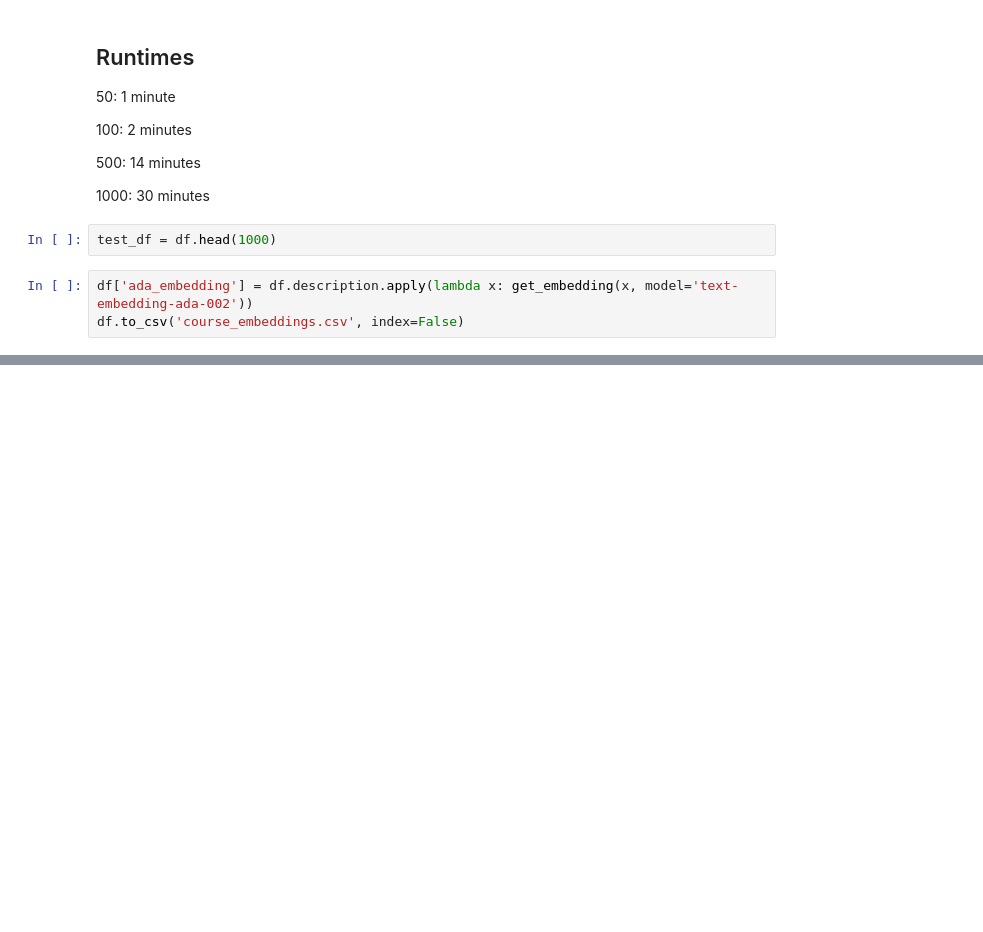
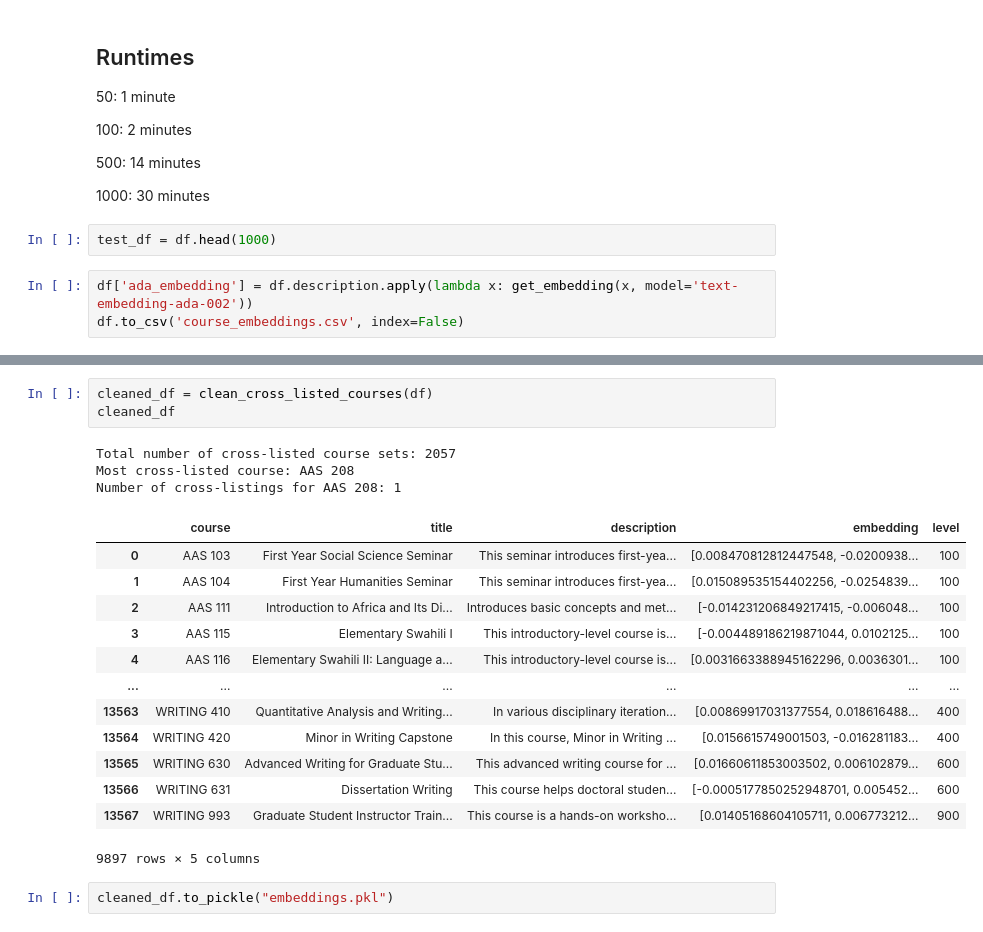
Before and after one commit to hughvd/UM-CAI-Fellowship, a Jupyter notebook: recommender/generateEmbeddings.ipynb, the cells around one changed output, grey strips where cells are left out. Cells and saved outputs as stored; diff of their text form; blank space fills up the shorter version.

```diff
--- a/recommender/generateEmbeddings.ipynb
+++ b/recommender/generateEmbeddings.ipynb
@@ -110,0 +232,22 @@ def generateEmbeddingsDataframe(df):
+# %%
+cleaned_df = clean_cross_listed_courses(df)
+cleaned_df
+# %% [output]
+Total number of cross-listed course sets: 2057
+Most cross-listed course: AAS 208
+Number of cross-listings for AAS 208: 1
+|  | course | title | description | embedding | level |
+| 0 | AAS 103 | First Year Social Science Seminar | This seminar introduces first-yea... | [0.008470812812447548, -0.0200938... | 100 |
+| 1 | AAS 104 | First Year Humanities Seminar | This seminar introduces first-yea... | [0.015089535154402256, -0.0254839... | 100 |
+| 2 | AAS 111 | Introduction to Africa and Its Di... | Introduces basic concepts and met... | [-0.014231206849217415, -0.006048... | 100 |
+| 3 | AAS 115 | Elementary Swahili I | This introductory-level course is... | [-0.004489186219871044, 0.0102125... | 100 |
+| 4 | AAS 116 | Elementary Swahili II: Language a... | This introductory-level course is... | [0.0031663388945162296, 0.0036301... | 100 |
+| ... | ... | ... | ... | ... | ... |
+| 13563 | WRITING 410 | Quantitative Analysis and Writing... | In various disciplinary iteration... | [0.00869917031377554, 0.018616488... | 400 |
+| 13564 | WRITING 420 | Minor in Writing Capstone | In this course, Minor in Writing ... | [0.0156615749001503, -0.016281183... | 400 |
+| 13565 | WRITING 630 | Advanced Writing for Graduate Stu... | This advanced writing course for ... | [0.01660611853003502, 0.006102879... | 600 |
+| 13566 | WRITING 631 | Dissertation Writing | This course helps doctoral studen... | [-0.0005177850252948701, 0.005452... | 600 |
+| 13567 | WRITING 993 | Graduate Student Instructor Train... | This course is a hands-on worksho... | [0.01405168604105711, 0.006773212... | 900 |
+9897 rows × 5 columns
+# %%
+cleaned_df.to_pickle("embeddings.pkl")
```
Also changed, not shown: parts of 17 cells of this notebook, 1 other file.
